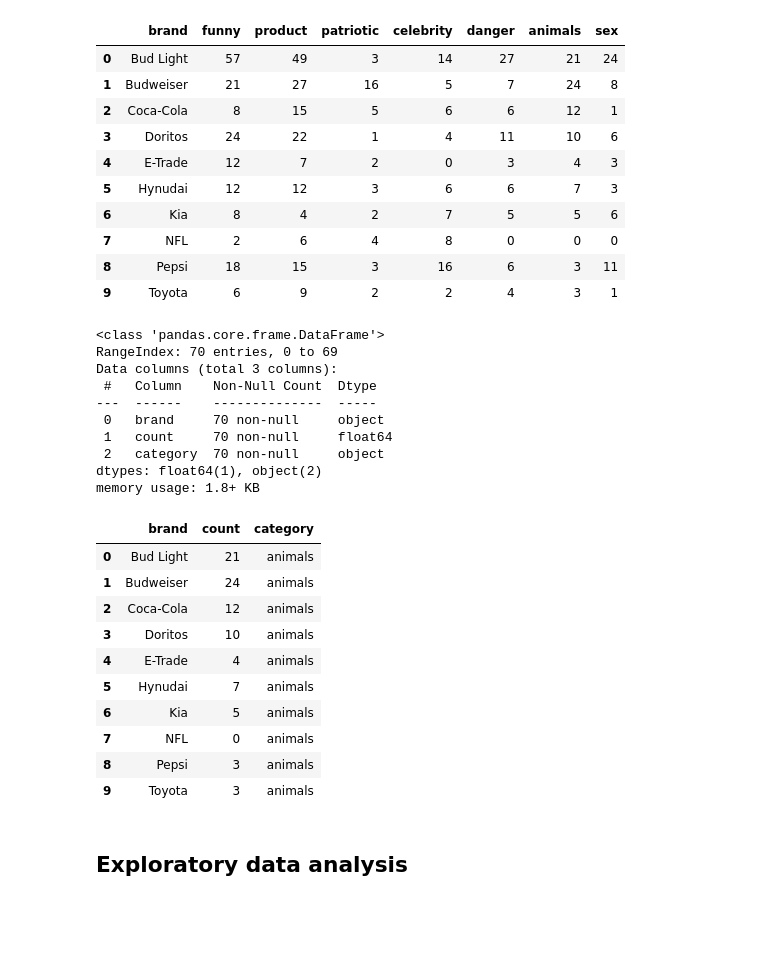
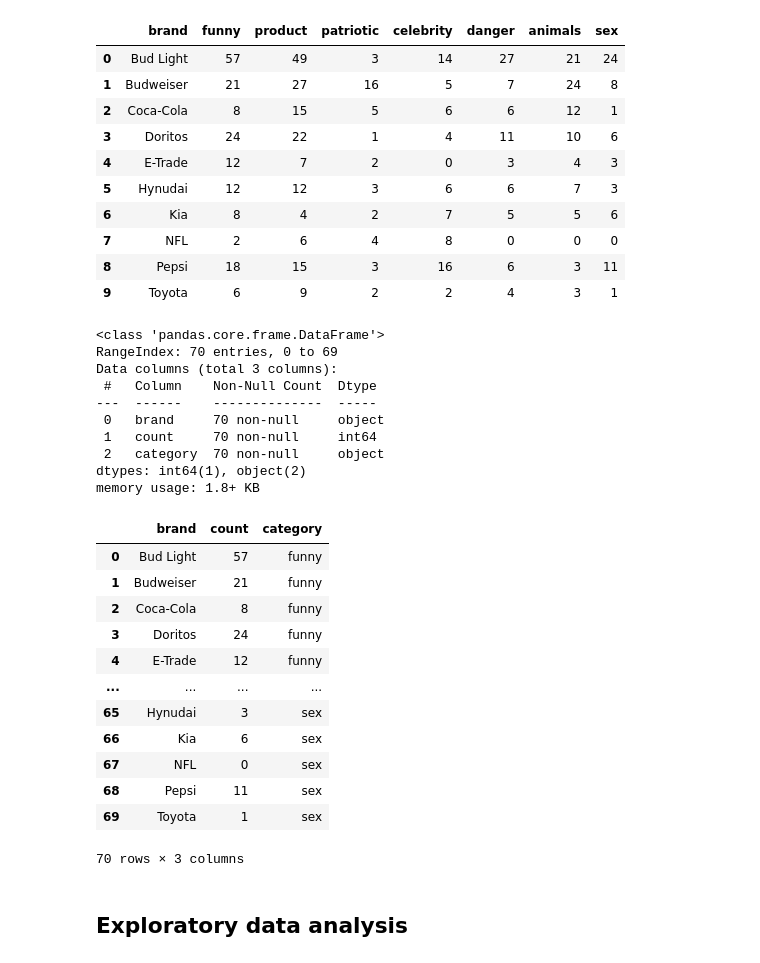
Before and after one commit to liparose/homework-1, a Jupyter notebook: notebooks/04-data-exploration.ipynb, the cells around one changed output. Drawn from its saved outputs; the diff is of its cells as text; code cells hidden in the pictures; blank space fills up the shorter version.

```diff
--- a/notebooks/04-data-exploration.ipynb
+++ b/notebooks/04-data-exploration.ipynb
@@ -222,7 +238,7 @@ for i in sex:
 
 finalfinal = pd.concat([funny, product, patriotic, celebrity, danger, animals, sex], ignore_index=True)
 for i in finalfinal:
-    finalfinal['count'] = finalfinal['count'].astype(float)
+    finalfinal['count'] = finalfinal['count'].astype(int)
 finalfinal.info()
 # %% [output]
 <class 'pandas.core.frame.DataFrame'>
@@ -231,24 +247,26 @@ Data columns (total 3 columns):
  #   Column    Non-Null Count  Dtype
 ---  ------    --------------  -----
  0   brand     70 non-null     object
- 1   count     70 non-null     float64
+ 1   count     70 non-null     int64
  2   category  70 non-null     object
-dtypes: float64(1), object(2)
+dtypes: int64(1), object(2)
 memory usage: 1.8+ KB
-# %%
-animals
-# %% [output]
-|  | brand | count | category |
-| 0 | Bud Light | 21 | animals |
-| 1 | Budweiser | 24 | animals |
-| 2 | Coca-Cola | 12 | animals |
-| 3 | Doritos | 10 | animals |
-| 4 | E-Trade | 4 | animals |
-| 5 | Hynudai | 7 | animals |
-| 6 | Kia | 5 | animals |
-| 7 | NFL | 0 | animals |
-| 8 | Pepsi | 3 | animals |
-| 9 | Toyota | 3 | animals |
+# %%
+finalfinal
+# %% [output]
+|  | brand | count | category |
+| 0 | Bud Light | 57 | funny |
+| 1 | Budweiser | 21 | funny |
+| 2 | Coca-Cola | 8 | funny |
+| 3 | Doritos | 24 | funny |
+| 4 | E-Trade | 12 | funny |
+| ... | ... | ... | ... |
+| 65 | Hynudai | 3 | sex |
+| 66 | Kia | 6 | sex |
+| 67 | NFL | 0 | sex |
+| 68 | Pepsi | 11 | sex |
+| 69 | Toyota | 1 | sex |
+70 rows × 3 columns
 # %% [markdown]
 ## Exploratory data analysis
 # %%
```
Also changed, not shown: parts of 2 cells of this notebook.
